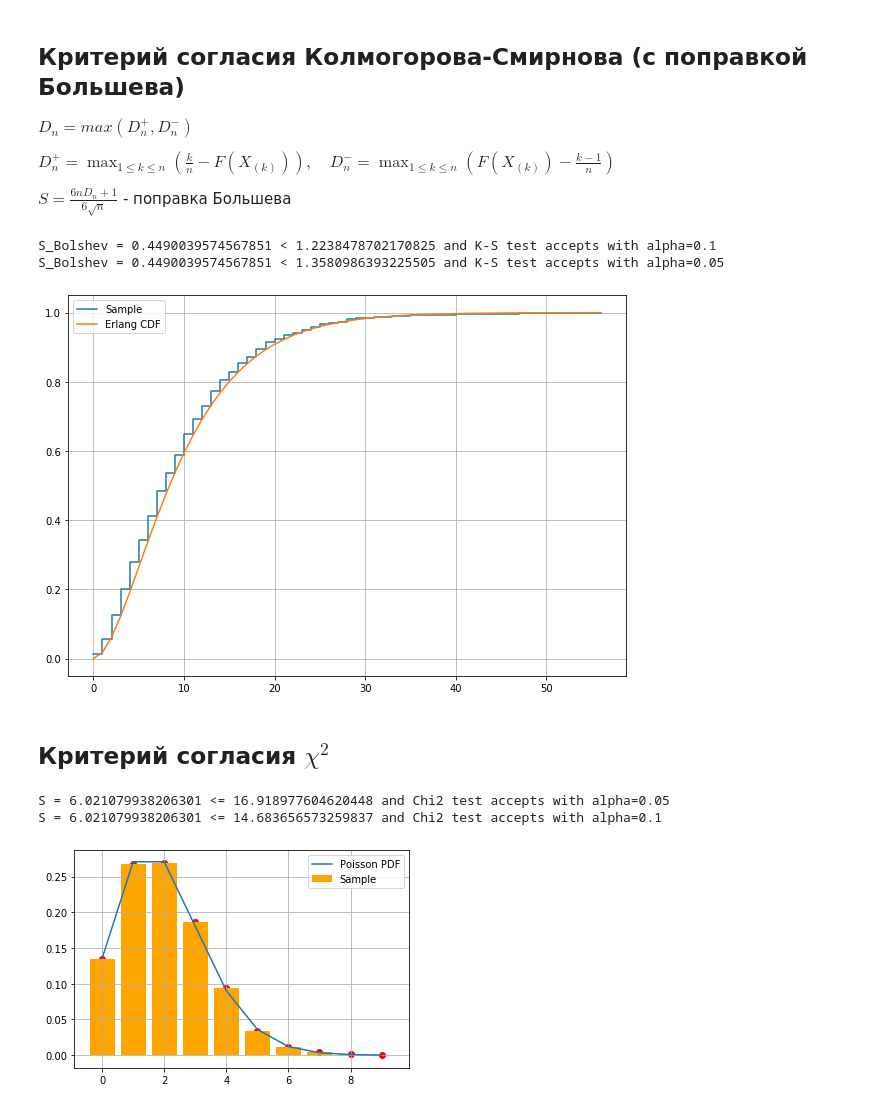
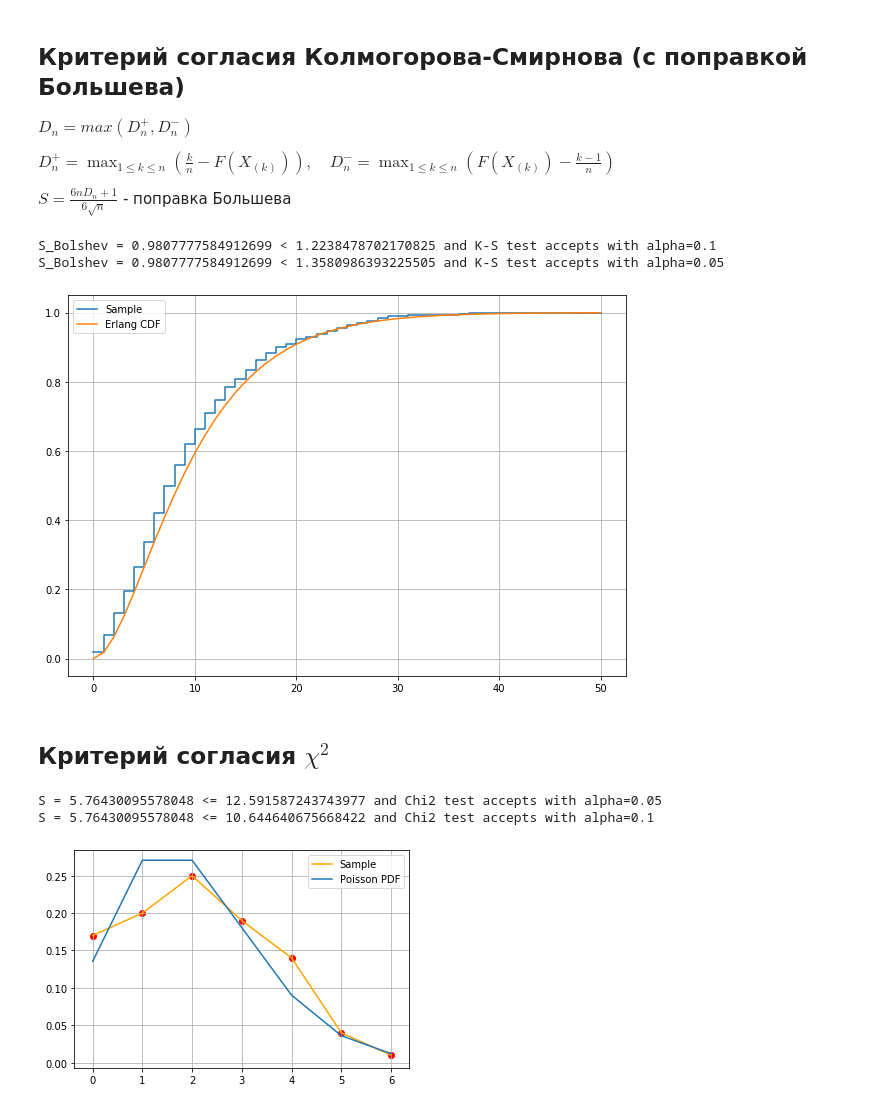
Before and after one commit to NikitaYurasov/Mathematical-statistics, a Jupyter notebook: ДЗ4.ipynb, the cells around one changed output. Drawn from its saved outputs; the diff is of its cells as text; code cells hidden in the pictures.

```diff
--- a/ДЗ4.ipynb
+++ b/ДЗ4.ipynb
@@ -71,12 +72,12 @@ mu = 0.2
 m = 2
 n = 1000
 alpha = [0.1, 0.05]
-X = pst.random_erlang(m, mu, n)
-simple_kolmogorov_test(X, alpha, mu, m)
+erlang_sample_for_KSTest = pst.random_erlang(m, mu, n)
+simple_kolmogorov_test(erlang_sample_for_KSTest, alpha, mu, m)
 # %% [output]
-S_Bolshev = 0.4490039574567851 < 1.2238478702170825 and K-S test accepts with alpha=0.1
-S_Bolshev = 0.4490039574567851 < 1.3580986393225505 and K-S test accepts with alpha=0.05
+S_Bolshev = 0.9807777584912699 < 1.2238478702170825 and K-S test accepts with alpha=0.1
+S_Bolshev = 0.9807777584912699 < 1.3580986393225505 and K-S test accepts with alpha=0.05
-[figure, old version]
+[figure, new version]
 # %% [markdown]
 ## Критерий согласия $ \chi^2 $
 # %%
@@ -135,11 +160,11 @@ def simple_chi_square_test(sample, params, distribution, alpha):
 # %%
 mu = 2
-n = 10000
+n = 100
 params = [mu]
 alpha_list = [0.05, 0.1]
-X_poisson = pst.random_poisson(mu, n)
-simple_chi_square_test(X_poisson, params, 'poisson', alpha_list)
+poisson_sample_for_Chi2Test = pst.random_poisson(mu, n)
+simple_chi_square_test(poisson_sample_for_Chi2Test, params, 'poisson', alpha_list)
 # %% [output]
-S = 6.021079938206301 <= 16.918977604620448 and Chi2 test accepts with alpha=0.05
-S = 6.021079938206301 <= 14.683656573259837 and Chi2 test accepts with alpha=0.1
+S = 5.76430095578048 <= 12.591587243743977 and Chi2 test accepts with alpha=0.05
+S = 5.76430095578048 <= 10.644640675668422 and Chi2 test accepts with alpha=0.1
-[figure, old version]
+[figure, new version]
```
Also changed, not shown: parts of 4 cells of this notebook.
